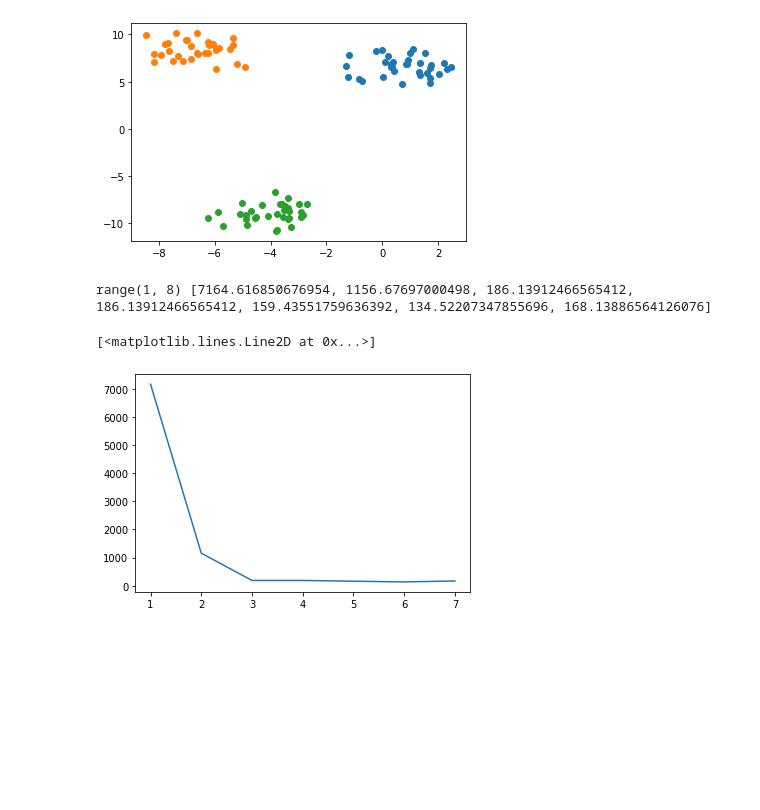
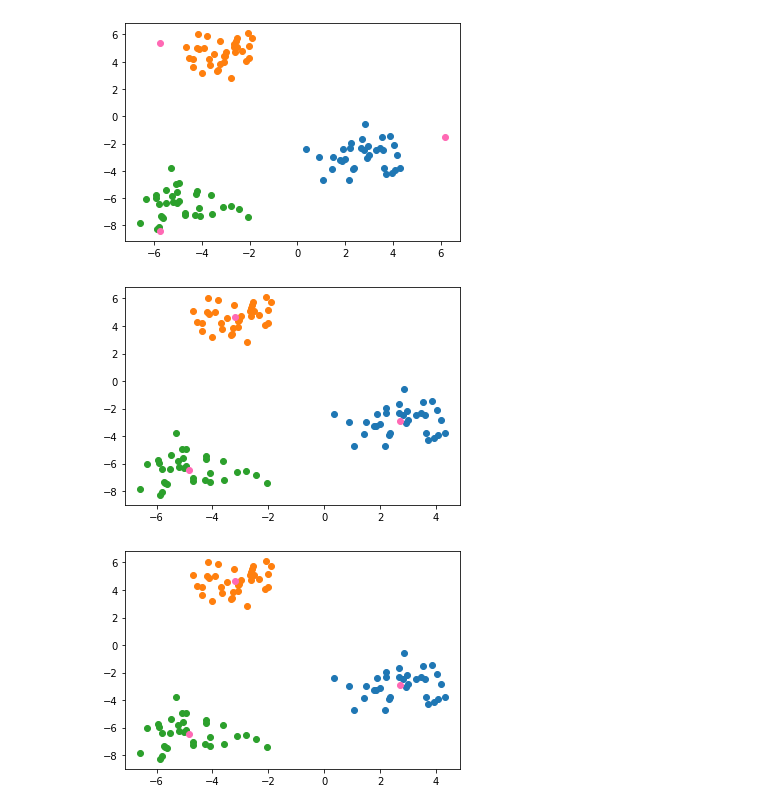
Before and after one commit to VeraKutyavina/ml-tasks, a Jupyter notebook: k_means.ipynb, the cells around one changed output. Drawn from its saved outputs; the diff is of its cells as text; code cells hidden in the pictures; blank space fills up the shorter version.

```diff
--- a/k_means.ipynb
+++ b/k_means.ipynb
@@ -101,2 +114,15 @@ def kmeans(points, k):
 
     privious_centroids = copy.deepcopy(centroids)
+# %%
+def cluster_count(inertia):
+  min_inertia_ratio = 100000
+  index = 0
+
+  for i in range(len(inertia)):
+    if i == 0 or i == len(inertia) - 1:
+      continue
+    inertia_ratio = (inertia[i] - inertia[i+1])/(inertia[i-1] - inertia[i])
+    if abs(inertia_ratio) < min_inertia_ratio:
+      min_inertia_ratio = inertia_ratio
+      index = i
+  return index + 1
@@ -102,0 +134,18 @@ def kmeans(points, k):
+# %%
+# просчитывание оптимального k
+
+inertia = []
+K = range(1,8)
+
+for i in K:
+    km = kmeans(points, i)
+    clasters = km["clusters"]
+    centroids = km["centroids"]
+    sum = 0
+    for kl in range(len(clasters)):
+      for c in range(len(clasters[kl])):
+        sum += dist(centroids[kl], clasters[kl][c])**2
+
+    inertia.append(sum)
+plt.plot(K, inertia)
+k = cluster_count(inertia)
@@ -103,34 +154,7 @@ def kmeans(points, k):
 # %%
 # для заданного k
-if __name__ == '__main__':
-  n = 100;
-  k = 3
-
-  points = random_points(n)
-
-  kmeans_item = kmeans(points, k)
-  draw(kmeans_item["clusters"])
+kmeans_item = kmeans(points, k, True)
 # %% [output]
-[figure, old version]
+[figure, new version]
+[figure, added]
+[figure, added]
-# %%
-# просчитывание оптимального k
-
-inertia = []
-K = range(1,8)
-
-for i in K:
-    km = kmeans(points, i)
-    clasters = km["clusters"]
-    centroids = km["centroids"]
-    sum = 0
-    for kl in range(len(clasters)):
-      for c in range(len(clasters[kl])):
-        sum += dist(centroids[kl], clasters[kl][c])**2
-
-    inertia.append(sum)
-print(K, inertia)
-plt.plot(K, inertia)
-# %% [output]
-range(1, 8) [7164.616850676954, 1156.67697000498, 186.13912466565412, 186.13912466565412, 159.43551759636392, 134.52207347855696, 168.13886564126076]
-[<matplotlib.lines.Line2D at 0x...>]
-[figure, removed]
```
Also changed, not shown: parts of 5 cells of this notebook.
